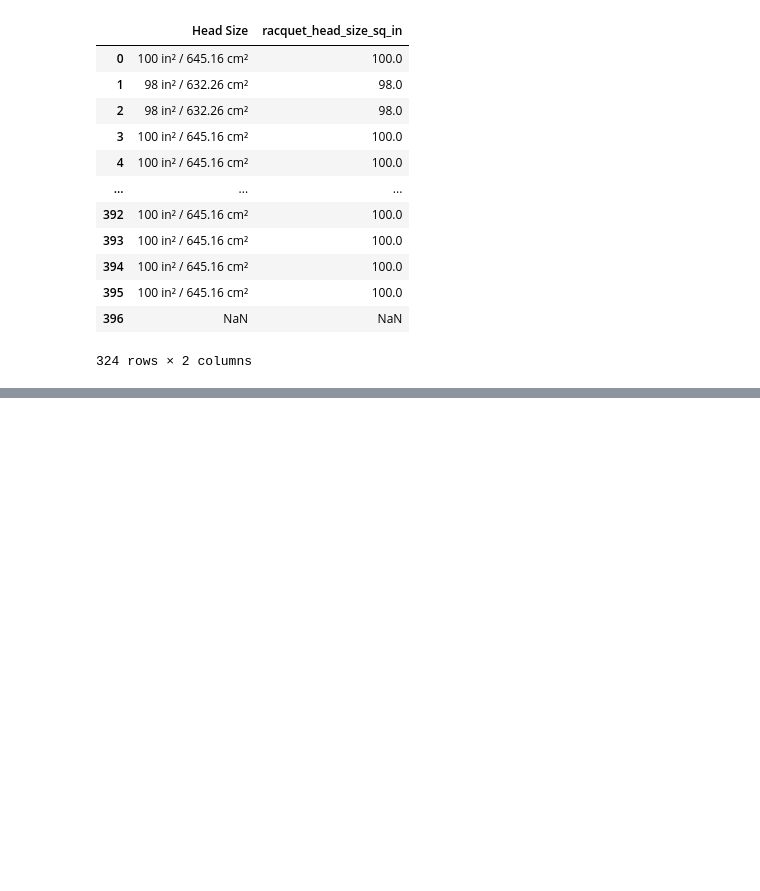
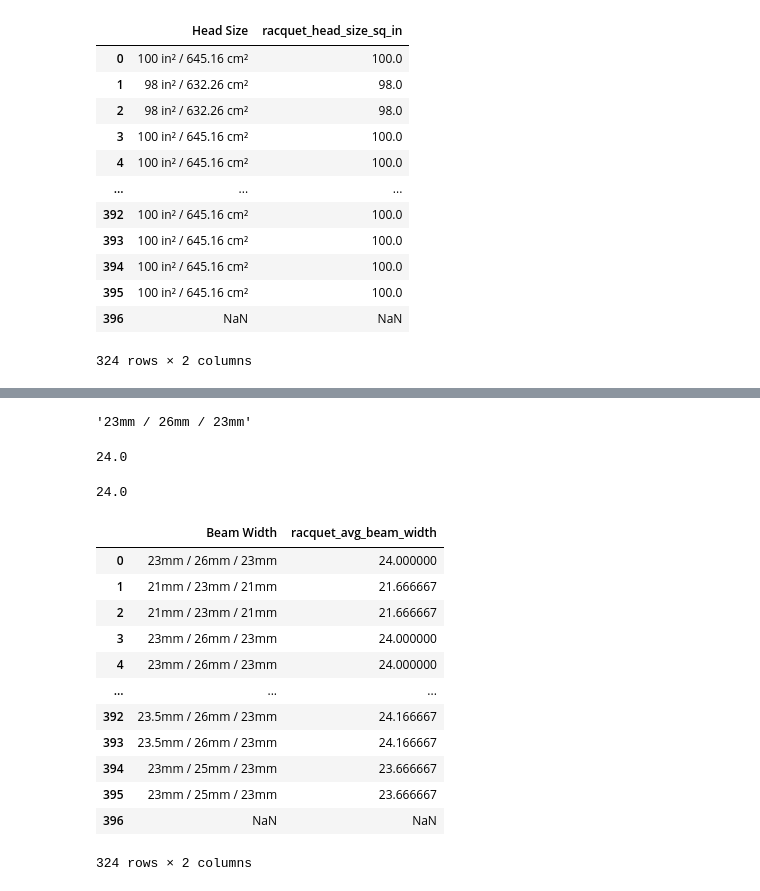
Before and after one commit to r0hankrishnan/racket-semantic-search, a Jupyter notebook: notebooks/04-rk-racquet-data-preprocessing.ipynb, the cells around one changed output, grey strips where cells are left out. Drawn from its saved outputs; the diff is of its cells as text; code cells hidden in the pictures; blank space fills up the shorter version.

```diff
--- a/notebooks/04-rk-racquet-data-preprocessing.ipynb
+++ b/notebooks/04-rk-racquet-data-preprocessing.ipynb
@@ -302,0 +504,63 @@ Name: racquets_length_in, Length: 324, dtype: float64
+# %%
+# Testing ChatGPT's code
+
+str_cleaned_racquets["Beam Width"][0]
+# %% [output]
+'23mm / 26mm / 23mm'
+# %%
+# Testing ChatGPT's code
+
+(23 + 26 + 23)/3
+# %% [output]
+24.0
+# %%
+# Testing ChatGPT's code
+test_part = str_cleaned_racquets["Beam Width"][0].split("/")
+
+test_number = [float(part.strip().replace("mm", "")) for part in test_part]
+
+sum(test_number) / len(test_number)
+# %% [output]
+24.0
+# %%
+# Since, in general, wider beams relate to stiffer and more powerful frames,
+# we can use the average beam measurement as a proxy for the multiple beam width measurements.
+
+# Written with help from ChatGPT
+def average_beam_width(value):
+    if isinstance(value, str):
+        parts = value.split('/')
+        numbers = []
+        for part in parts:
+            cleaned = part.strip().replace('mm', '')
+            if cleaned:  # only proceed if not empty
+                try:
+                    numbers.append(float(cleaned))
+                except ValueError:
+                    # skip parts that can't be converted, or log here
+                    pass
+        if numbers:
+            return sum(numbers) / len(numbers)
+        else:
+            return float('nan')  # no valid numbers found
+    else:
+        return float('nan')
+
+# Apply the function to create a new column
+str_cleaned_racquets["racquet_avg_beam_width"] = str_cleaned_racquets["Beam Width"].apply(average_beam_width)
+
+str_cleaned_racquets[["Beam Width", "racquet_avg_beam_width"]]
+# %% [output]
+|  | Beam Width | racquet_avg_beam_width |
+| 0 | 23mm / 26mm / 23mm | 24.000000 |
+| 1 | 21mm / 23mm / 21mm | 21.666667 |
+| 2 | 21mm / 23mm / 21mm | 21.666667 |
+| 3 | 23mm / 26mm / 23mm | 24.000000 |
+| 4 | 23mm / 26mm / 23mm | 24.000000 |
+| ... | ... | ... |
+| 392 | 23.5mm / 26mm / 23mm | 24.166667 |
+| 393 | 23.5mm / 26mm / 23mm | 24.166667 |
+| 394 | 23mm / 25mm / 23mm | 23.666667 |
+| 395 | 23mm / 25mm / 23mm | 23.666667 |
+| 396 | NaN | NaN |
+324 rows × 2 columns
```
Also changed, not shown: parts of 33 cells of this notebook.
